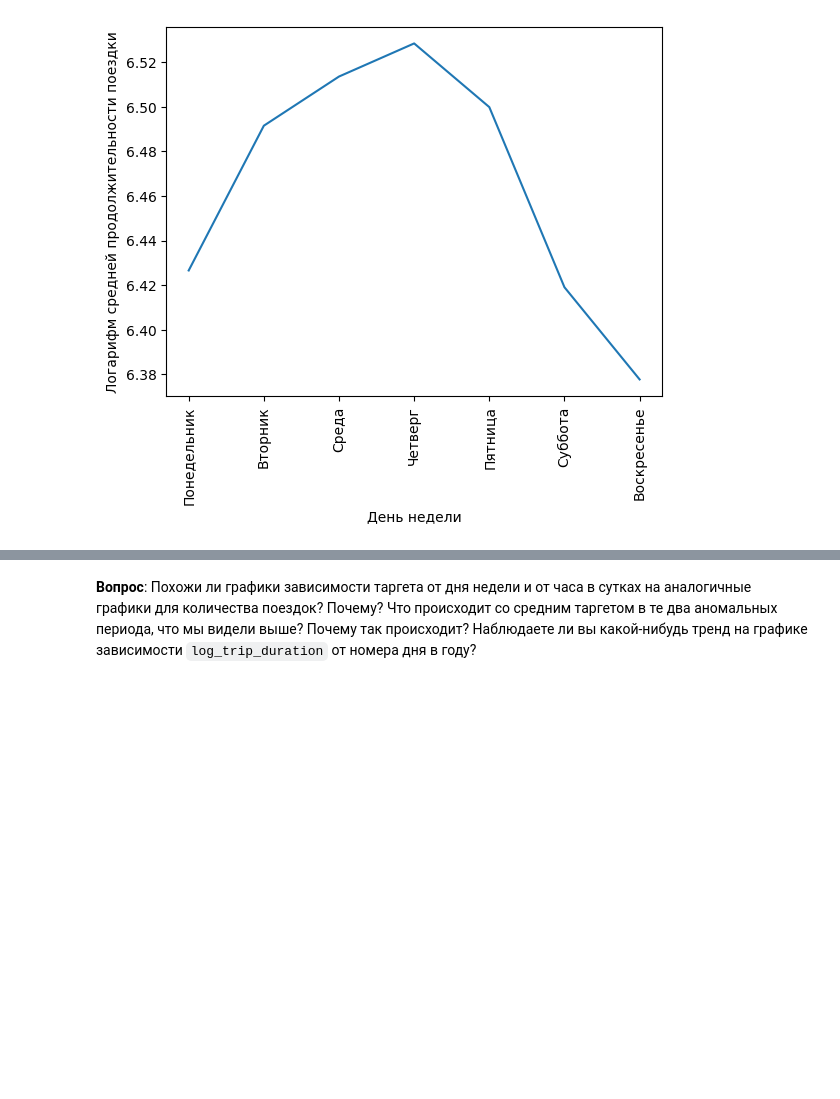
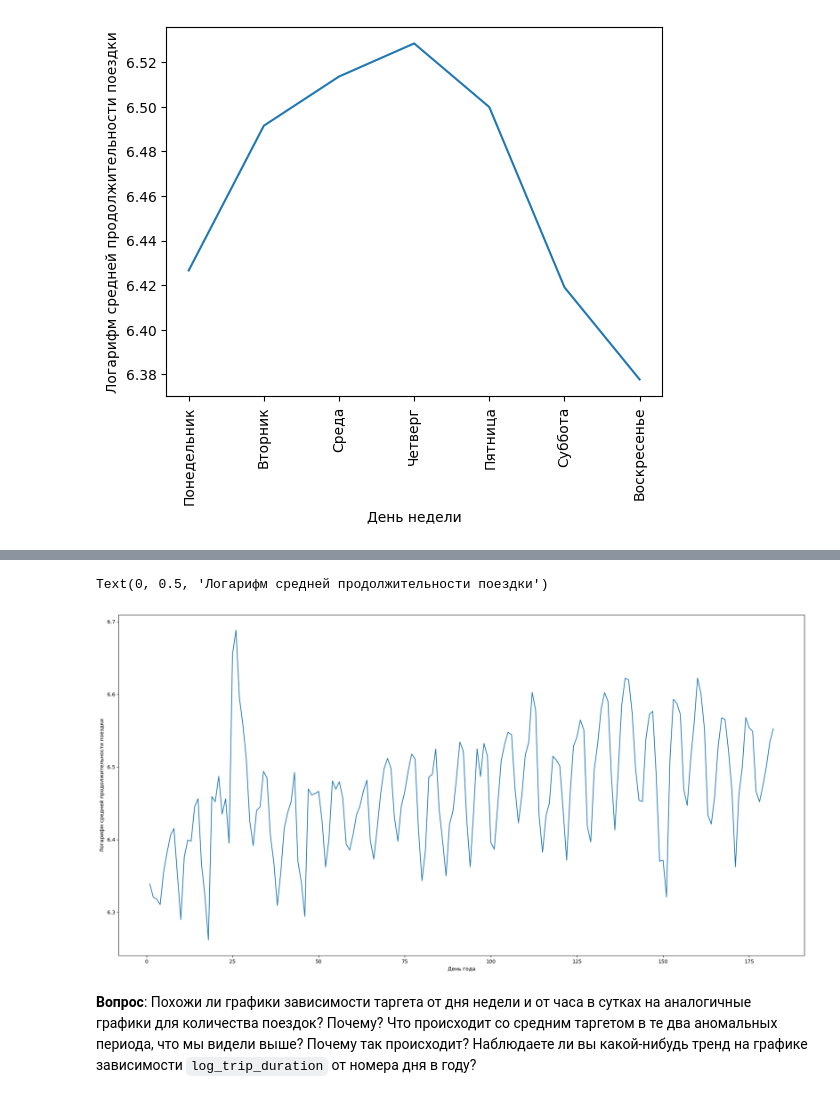
Before and after one commit to Uralbeckins/ML-Sokolov-Course, a Jupyter notebook: homework_practice_02_linregr.ipynb, the cells around one changed output, grey strips where cells are left out. Cells and saved outputs as stored; diff of their text form; code cells hidden in the pictures; blank space fills up the shorter version.

```diff
--- a/homework_practice_02_linregr.ipynb
+++ b/homework_practice_02_linregr.ipynb
@@ -261,3 +269,14 @@ Text(0, 0.5, 'Логарифм средней продолжительности
+# %%
+count_day_year_log = df['log_trip_duration'].groupby(df['pickup_datetime'].dt.dayofyear).mean()
+
+plt.figure(figsize=(24, 12))
+sns.lineplot(count_day_year_log)
+# plt.xticks(ticks=range(182))
+plt.xlabel('День года')
+plt.ylabel('Логарифм средней продолжительности поездки')
+# %% [output]
+Text(0, 0.5, 'Логарифм средней продолжительности поездки')
+[figure, added]
 # %% [markdown]
 **Вопрос**: Похожи ли графики зависимости таргета от дня недели и от часа в сутках на аналогичные графики для количества поездок? Почему? Что происходит со средним таргетом в те два аномальных периода, что мы видели выше? Почему так происходит? Наблюдаете ли вы какой-нибудь тренд на графике зависимости `log_trip_duration` от номера дня в году?
 # %% [markdown]
```
Also changed, not shown: parts of 21 cells of this notebook.
